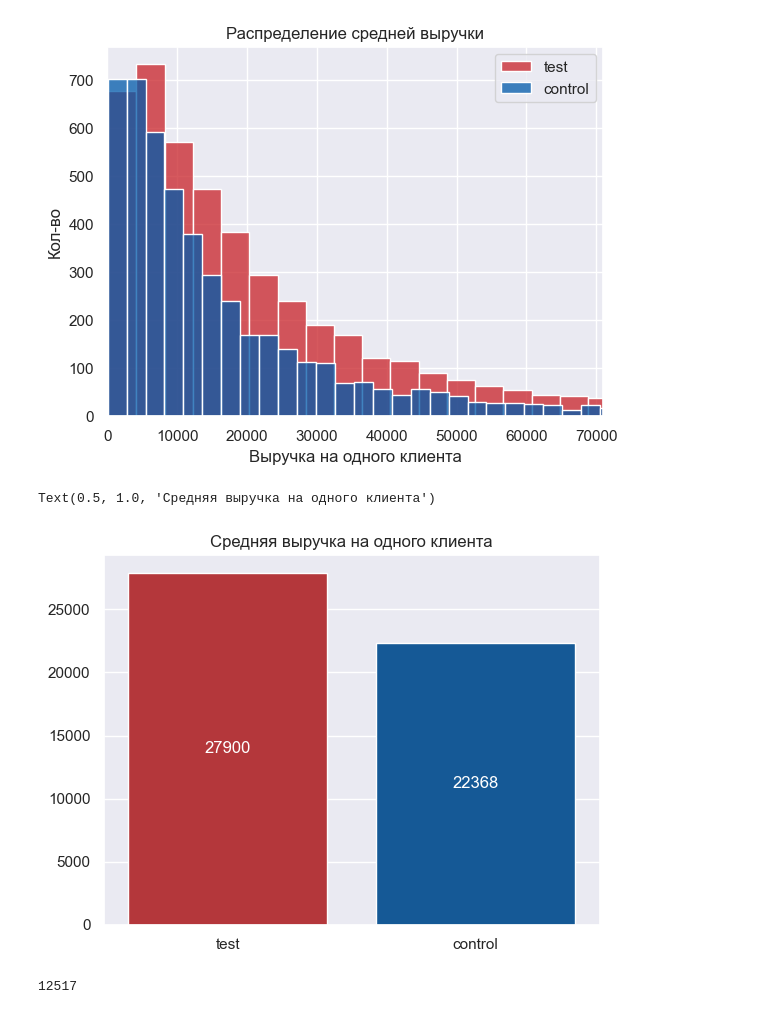
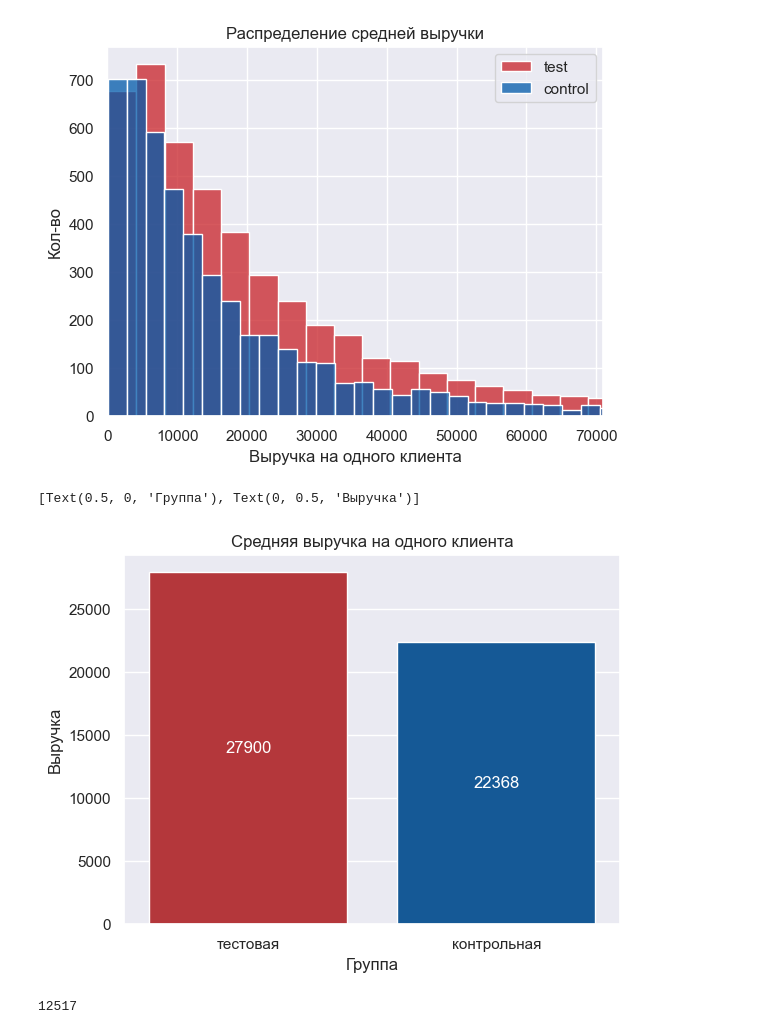
Before and after one commit to Dimayo/sporting_store, a Jupyter notebook: research.ipynb, the cells around one changed output. Saved outputs shown, nothing was run; the diff lists cells and outputs as text; code cells hidden in the pictures.

Commit message:
Visualisation improved

```diff
--- a/research.ipynb
+++ b/research.ipynb
@@ -143,10 +143,8 @@ memory usage: 6.4+ MB
 # %%
 # Визуализируем некоторые распределения
 
-sns.set()
+fig,ax = plt.subplots()
 sns.histplot(df_clients['age'], bins=73, color='#C92228')
-plt.grid(linestyle = '--', linewidth = 0.5)
-plt.title('Распределение возраста клиентов')
-plt.xlabel('Возраст')
-plt.ylabel('Кол-во')
+ax.set_title('Распределение возраста клиентов')
+ax.set(xlabel='Возраст', ylabel='Кол-во')
 # %% [output]
@@ -462,3 +458,6 @@ Name: dt, dtype: int64
 # Объединяем дублирующиеся значения цвета
 
 df_purch['colour'] = df_purch['colour'].replace(['чёрный'], 'черный')
+# %%
+
+df_purch['product_name'] = df_purch['product'].apply(lambda x: " ".join(re.findall('[А-Яа-я]+', x)))
@@ -609,12 +617,15 @@ plt.legend(['test','control'])
 [figure]
 # %%
 fig,ax = plt.subplots()
-sns.barplot(x = ['test', 'control'], y = [positive_arpu['cost'].mean(), negative_arpu['cost'].mean()], palette=['#C92228','#005AAB'])
+sns.barplot(x = ['тестовая', 'контрольная'], y = [positive_arpu['cost'].mean(),
+                                                  negative_arpu['cost'].mean()],
+                                                  palette=['#C92228','#005AAB'])
 ax.bar_label(ax.containers[0], fontsize=12, label_type='center', color='white', fmt='%.0f')
 ax.set_title('Средняя выручка на одного клиента')
+ax.set(xlabel='Группа', ylabel='Выручка')
 # %% [output]
-Text(0.5, 1.0, 'Средняя выручка на одного клиента')
+[Text(0.5, 0, 'Группа'), Text(0, 0.5, 'Выручка')]
-[figure, old version]
+[figure, new version]
 # %%
 # Группируем покупки по дате и id, чтобы получить условный средний чек.
 
```
Also changed, not shown: parts of 21 cells of this notebook.
